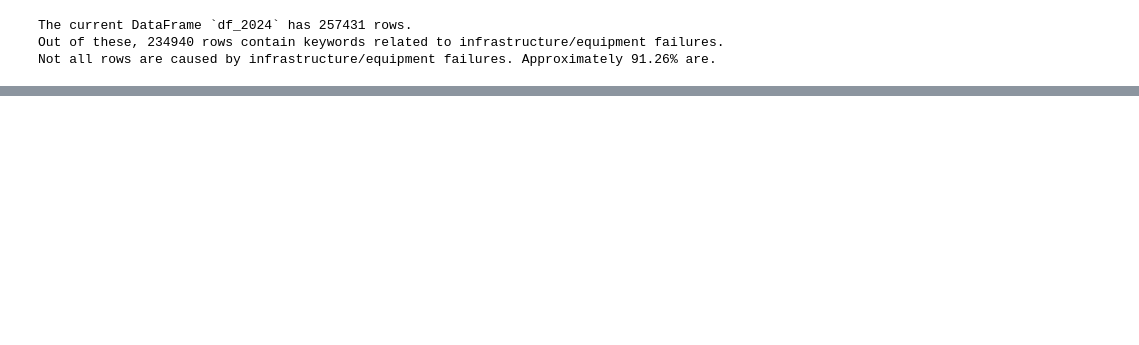
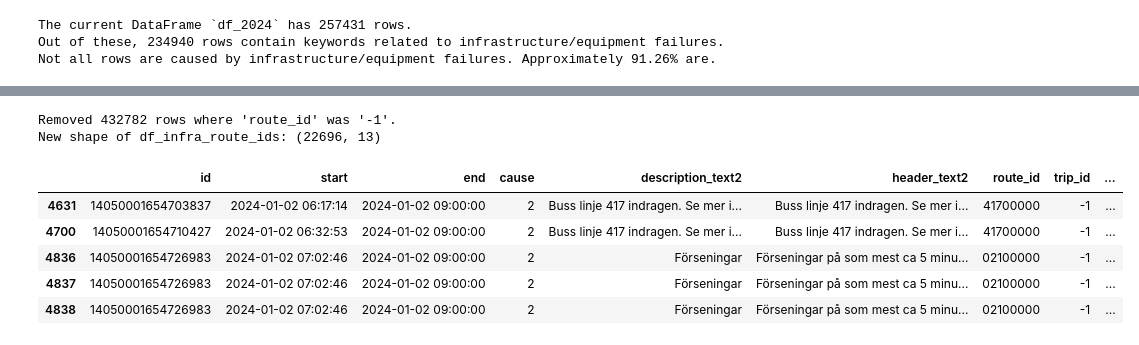
Before and after one commit to marziqhaqkim-dotcom/ai_course_exercises, a Jupyter notebook: Opening_Parquet_File_Project23092026.ipynb, the cells around one changed output, grey strips where cells are left out. Saved outputs shown, nothing was run; the diff lists cells and outputs as text; code cells hidden in the pictures; blank space fills up the shorter version.

```diff
--- a/Opening_Parquet_File_Project23092026.ipynb
+++ b/Opening_Parquet_File_Project23092026.ipynb
@@ -1466,0 +1639,16 @@ Shape of DataFrame after deduplication by 'id': (51447, 9)
+# %%
+initial_rows = df_infra_route_ids.shape[0]
+df_infra_route_ids = df_infra_route_ids[df_infra_route_ids['route_id'] != '-1']
+
+print(f"Removed {initial_rows - df_infra_route_ids.shape[0]} rows where 'route_id' was '-1'.")
+print(f"New shape of df_infra_route_ids: {df_infra_route_ids.shape}")
+display(df_infra_route_ids.head())
+# %% [output]
+Removed 432782 rows where 'route_id' was '-1'.
+New shape of df_infra_route_ids: (22696, 13)
+|  | id | start | end | cause | description_text2 | header_text2 | route_id | trip_id | ... |
+| 4631 | 14050001654703837 | 2024-01-02 06:17:14 | 2024-01-02 09:00:00 | 2 | Buss linje 417 indragen. Se mer i... | Buss linje 417 indragen. Se mer i... | 41700000 | -1 | ... |
+| 4700 | 14050001654710427 | 2024-01-02 06:32:53 | 2024-01-02 09:00:00 | 2 | Buss linje 417 indragen. Se mer i... | Buss linje 417 indragen. Se mer i... | 41700000 | -1 | ... |
+| 4836 | 14050001654726983 | 2024-01-02 07:02:46 | 2024-01-02 09:00:00 | 2 | Förseningar | Förseningar på som mest ca 5 minu... | 02100000 | -1 | ... |
+| 4837 | 14050001654726983 | 2024-01-02 07:02:46 | 2024-01-02 09:00:00 | 2 | Förseningar | Förseningar på som mest ca 5 minu... | 02100000 | -1 | ... |
+| 4838 | 14050001654726983 | 2024-01-02 07:02:46 | 2024-01-02 09:00:00 | 2 | Förseningar | Förseningar på som mest ca 5 minu... | 02100000 | -1 | ... |
```
Also changed, not shown: parts of 14 cells of this notebook.
